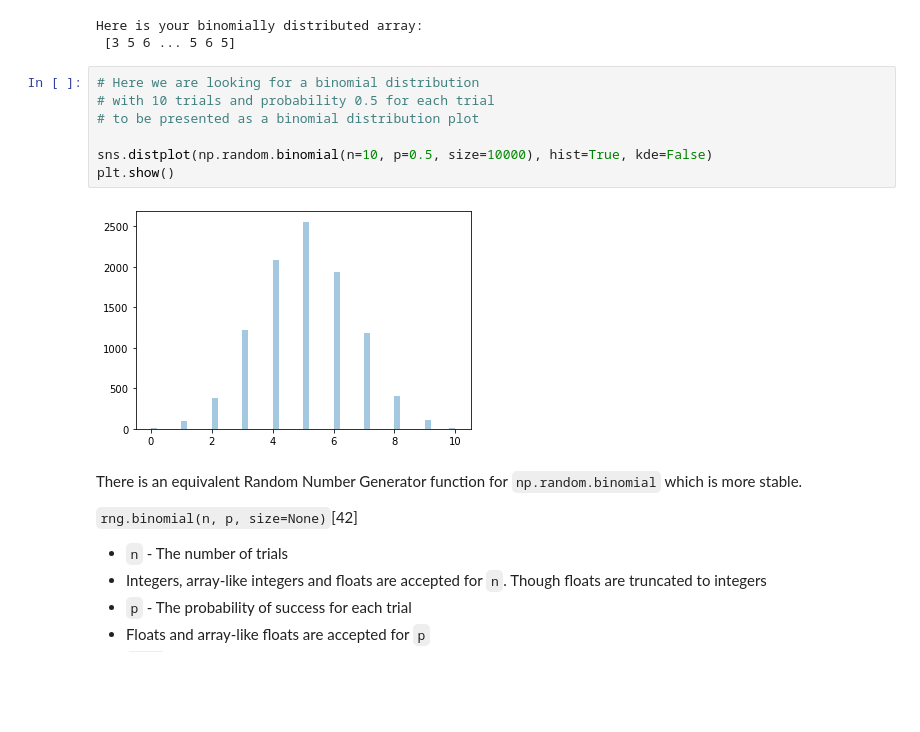
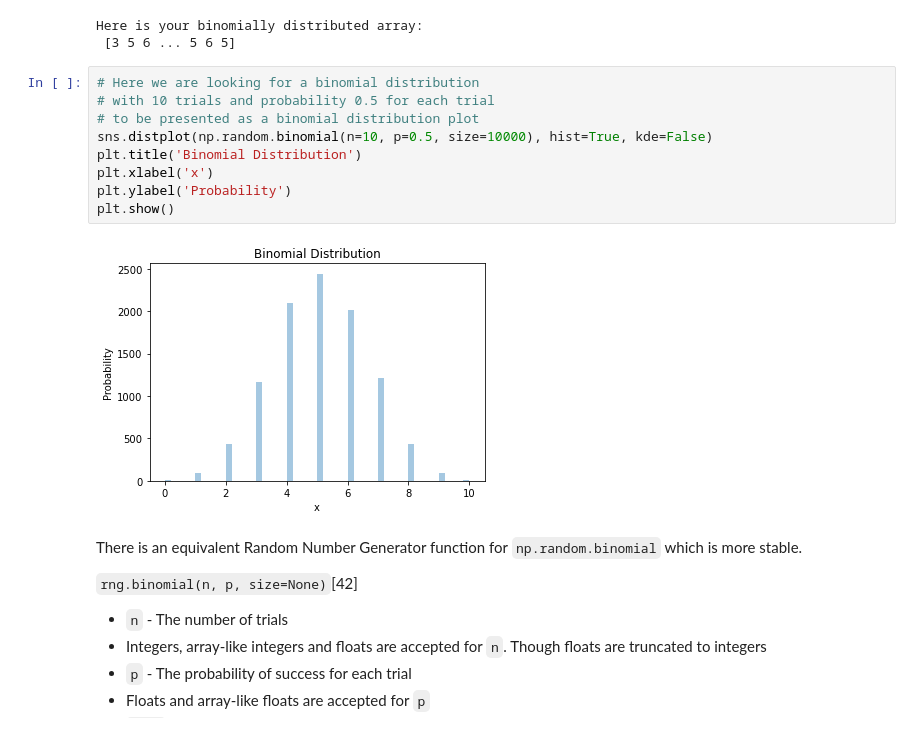
Before and after one commit to SharonNicG/52465-Assignment, a Jupyter notebook: NumPy-Random Assignment.ipynb, the cells around one changed output. Drawn from its saved outputs; the diff is of its cells as text; blank space fills up the shorter version.

```diff
--- a/NumPy-Random Assignment.ipynb
+++ b/NumPy-Random Assignment.ipynb
@@ -560,12 +564,14 @@ Here is your binomially distributed array:
 # %%
 # Here we are looking for a binomial distribution
 # with 10 trials and probability 0.5 for each trial
 # to be presented as a binomial distribution plot
-
 sns.distplot(np.random.binomial(n=10, p=0.5, size=10000), hist=True, kde=False)
+plt.title('Binomial Distribution')
+plt.xlabel('x')
+plt.ylabel('Probability')
 plt.show()
 # %% [output]
-[figure, old version]
+[figure, new version]
 # %% [markdown]
 There is an equivalent Random Number Generator function for `np.random.binomial` which is more stable.
 
```
Also changed, not shown: parts of 15 cells of this notebook.
